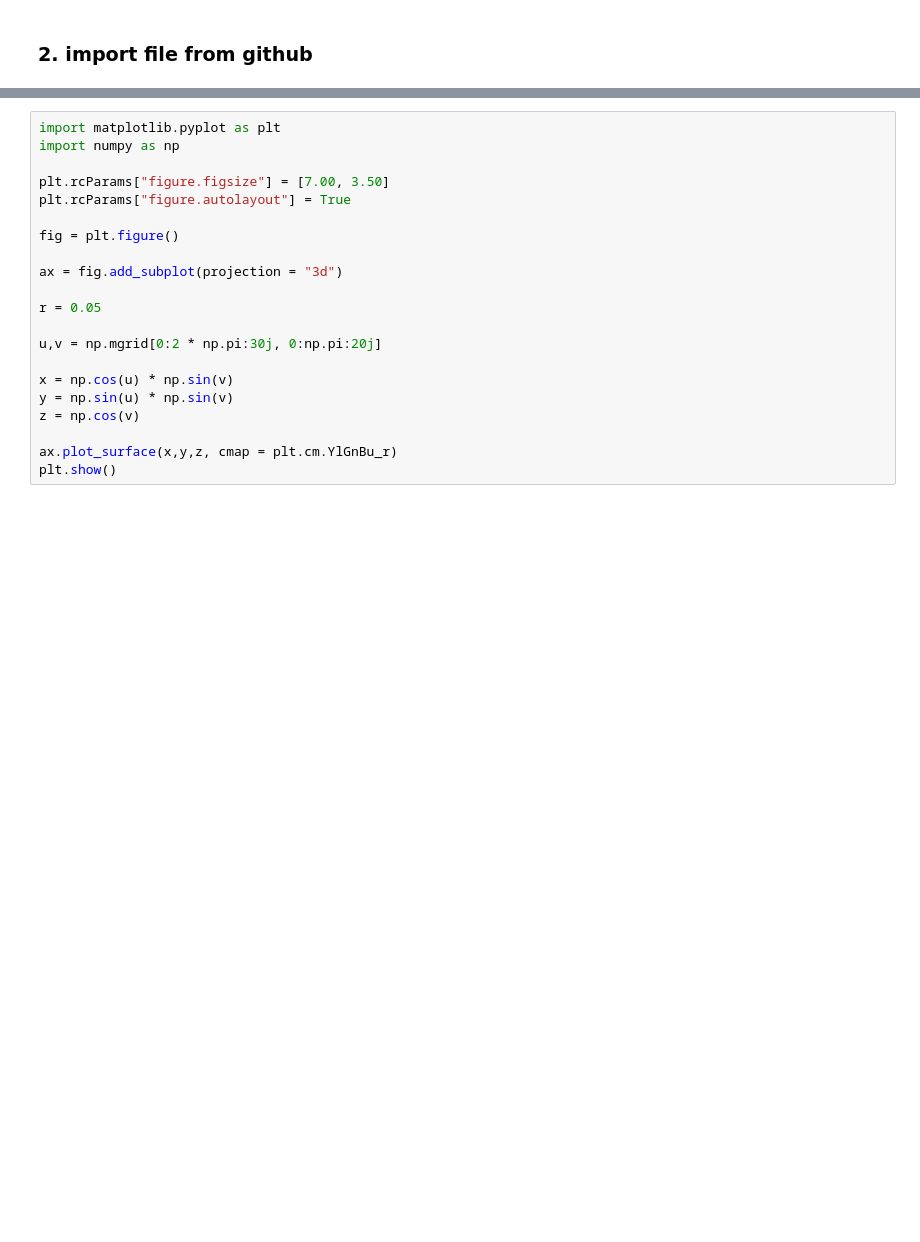
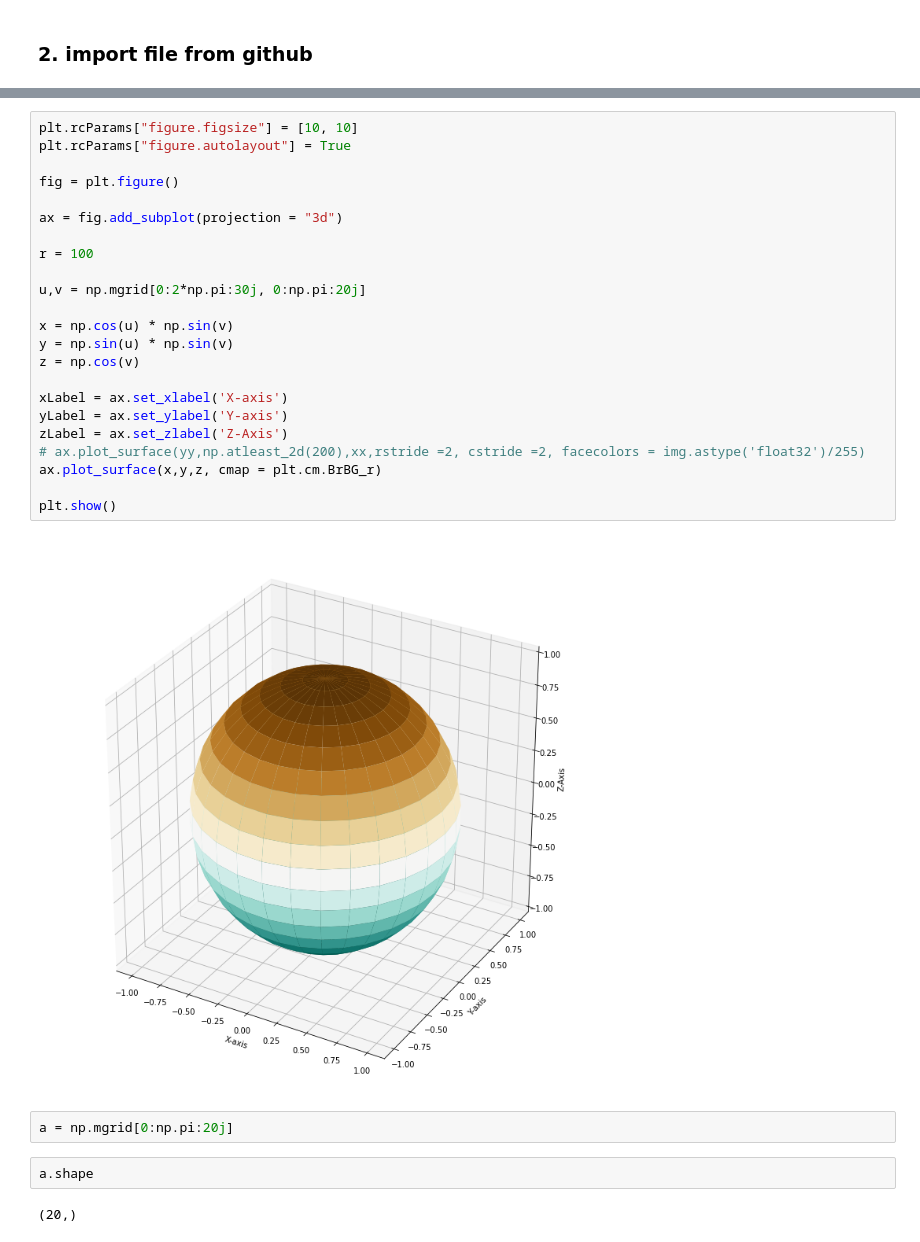
Before and after one commit to rajantvs/google-collab, a Jupyter notebook: intro1.ipynb, the cells around one changed output, grey strips where cells are left out. Cells and saved outputs as stored; diff of their text form; blank space fills up the shorter version.

```diff
--- a/intro1.ipynb
+++ b/intro1.ipynb
@@ -19,21 +68,31 @@ url = f"https://raw.githubusercontent.com/{user}/{repo}/main/{src_dir}/{pyfile}"
 # %%
-import matplotlib.pyplot as plt
-import numpy as np
-
-plt.rcParams["figure.figsize"] = [7.00, 3.50]
+plt.rcParams["figure.figsize"] = [10, 10]
 plt.rcParams["figure.autolayout"] = True
 
 fig = plt.figure()
 
 ax = fig.add_subplot(projection = "3d")
 
-r = 0.05
+r = 100
 
-u,v = np.mgrid[0:2 * np.pi:30j, 0:np.pi:20j]
+u,v = np.mgrid[0:2*np.pi:30j, 0:np.pi:20j]
 
 x = np.cos(u) * np.sin(v)
 y = np.sin(u) * np.sin(v)
 z = np.cos(v)
 
-ax.plot_surface(x,y,z, cmap = plt.cm.YlGnBu_r)
+xLabel = ax.set_xlabel('X-axis')
+yLabel = ax.set_ylabel('Y-axis')
+zLabel = ax.set_zlabel('Z-Axis')
+# ax.plot_surface(yy,np.atleast_2d(200),xx,rstride =2, cstride =2, facecolors = img.astype('float32')/255)
+ax.plot_surface(x,y,z, cmap = plt.cm.BrBG_r)
+
 plt.show()
+# %% [output]
+[figure, added]
+# %%
+a = np.mgrid[0:np.pi:20j]
+# %%
+a.shape
+# %% [output]
+(20,)
```
Also changed, not shown: parts of 7 cells of this notebook.
